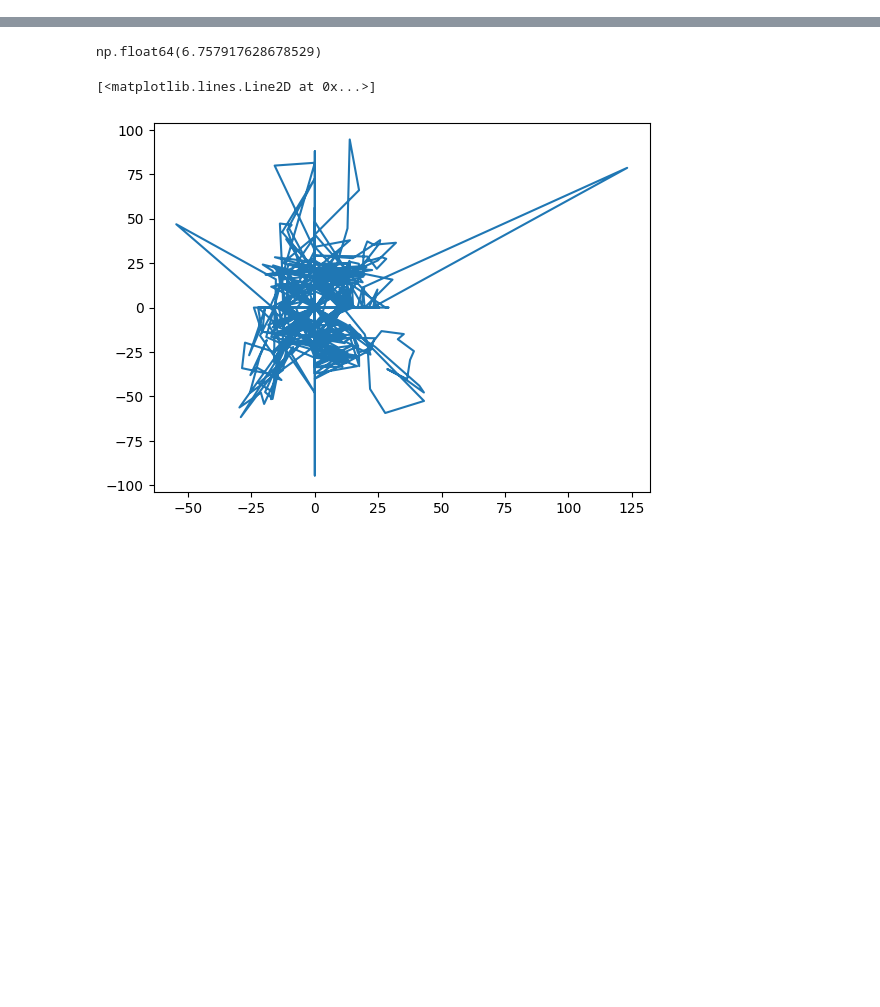
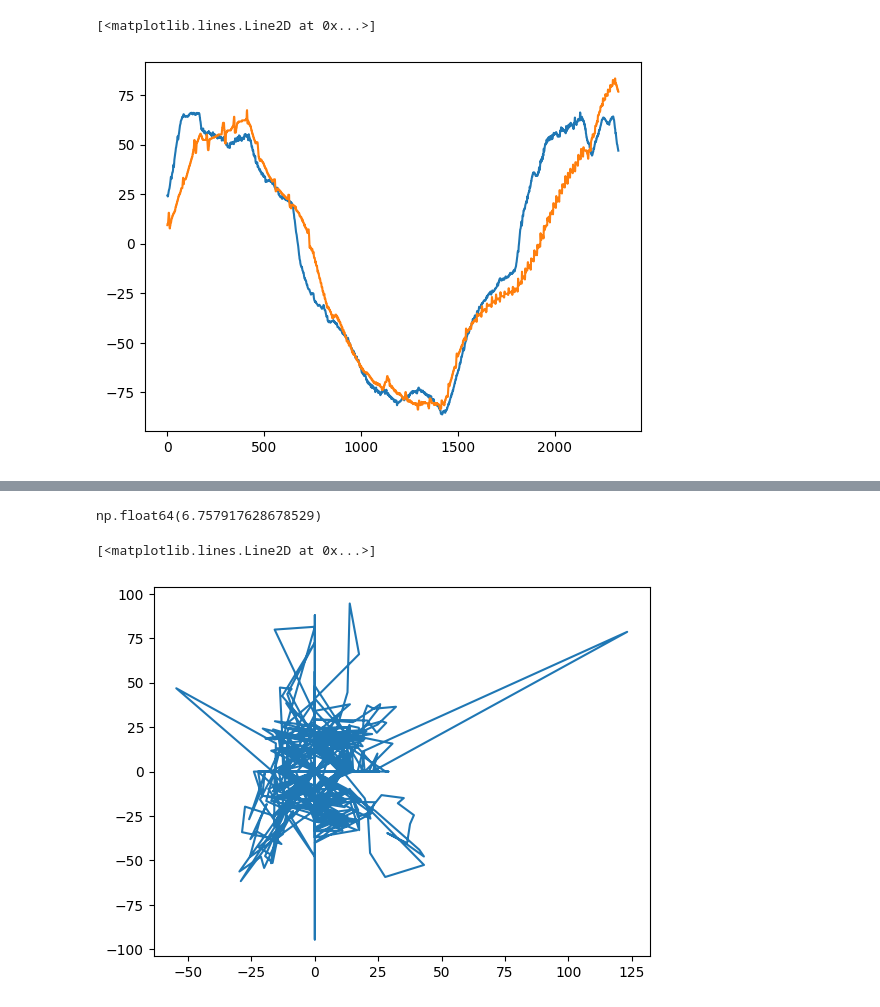
Before and after one commit to ansue1234/RobLimbFK, a Jupyter notebook: ros_ws/src/notebooks/viz_result.ipynb, the cells around one changed output, grey strips where cells are left out. Cells and saved outputs as stored; diff of their text form; code cells hidden in the pictures; blank space fills up the shorter version.

```diff
--- a/ros_ws/src/notebooks/viz_result.ipynb
+++ b/ros_ws/src/notebooks/viz_result.ipynb
@@ -38,0 +46,6 @@ plt.plot(predicted_thetas[:, 0], predicted_thetas[:, 1], label='Predicted Thetas
+# %%
+plt.plot(np.arange(len(predicted_thetas)), predicted_thetas[:, 1] + 20, label='x')
+plt.plot(np.arange(len(actual_thetas)), actual_thetas[:, 1], label='y')
+# %% [output]
+[<matplotlib.lines.Line2D at 0x...>]
+[figure, added]
```
Also changed, not shown: parts of 9 cells of this notebook, 36 other files.
